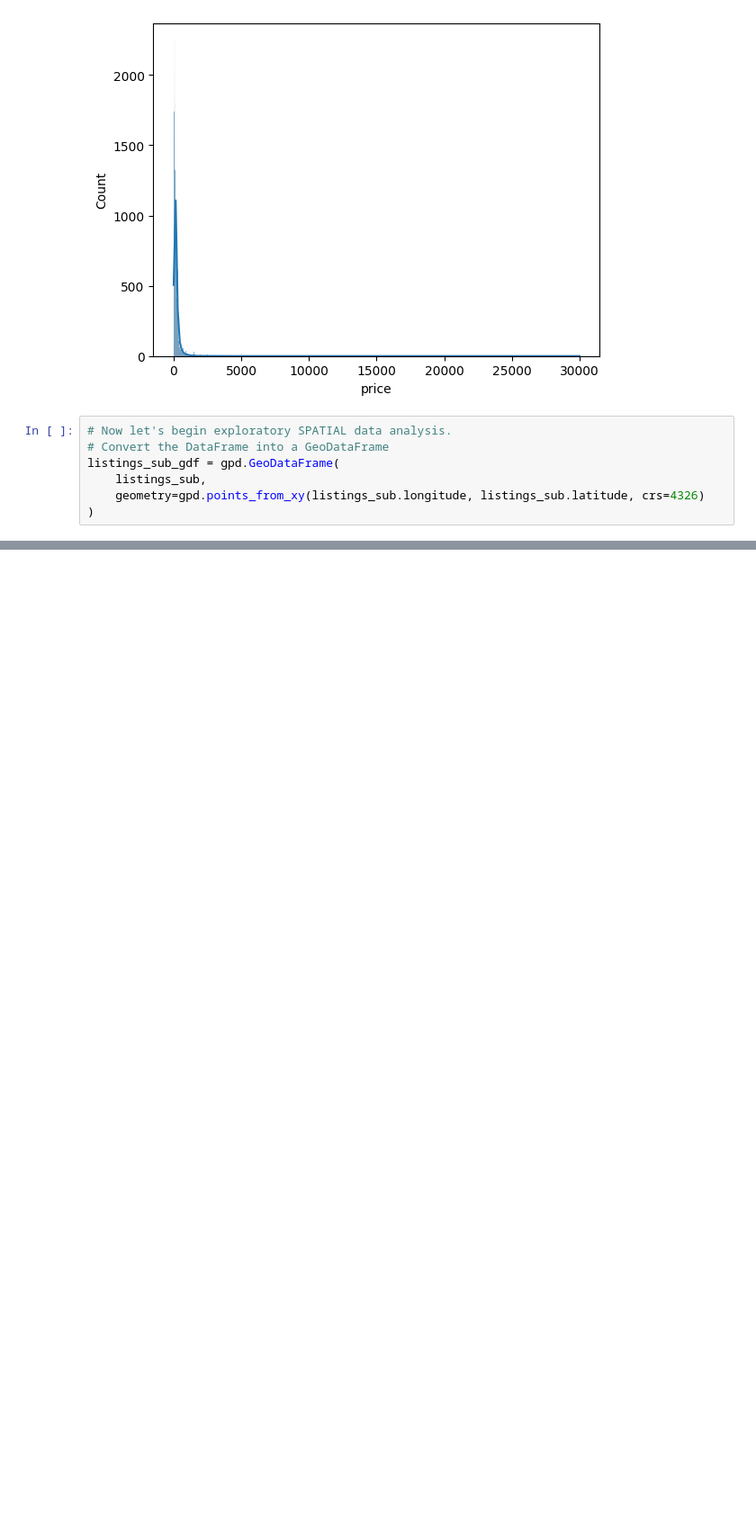
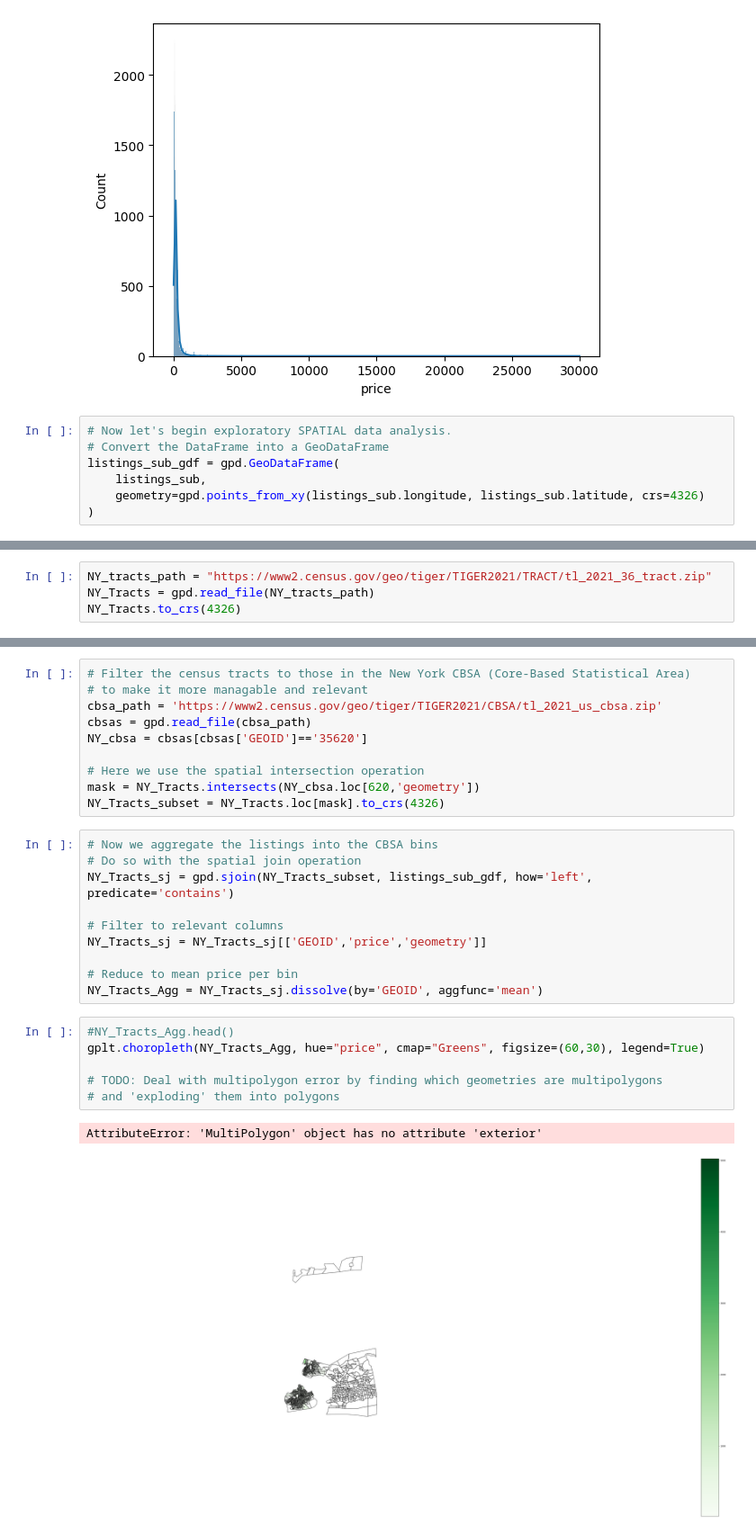
Before and after one commit to domoench/geospatial, a Jupyter notebook: AirBnB Listings EDA/AirBnB Listings EDA.ipynb, the cells around one changed output, grey strips where cells are left out. Shown: that part at 90% size. Saved outputs shown, nothing was run; the diff lists cells and outputs as text; blank space fills up the shorter version.

Commit message:
[WIP] Close to plotting listing histogram by CBSA bins.

```diff
--- a/AirBnB Listings EDA/AirBnB Listings EDA.ipynb
+++ b/AirBnB Listings EDA/AirBnB Listings EDA.ipynb
@@ -77,0 +83,4 @@ gplt.polyplot(boroughs, ax=ax, zorder=1)
+# %%
+NY_tracts_path = "https://www2.census.gov/geo/tiger/TIGER2021/TRACT/tl_2021_36_tract.zip"
+NY_Tracts = gpd.read_file(NY_tracts_path)
+NY_Tracts.to_crs(4326)
@@ -77,0 +101,29 @@ gplt.polyplot(boroughs, ax=ax, zorder=1)
+# %%
+# Filter the census tracts to those in the New York CBSA (Core-Based Statistical Area)
+# to make it more managable and relevant
+cbsa_path = 'https://www2.census.gov/geo/tiger/TIGER2021/CBSA/tl_2021_us_cbsa.zip'
+cbsas = gpd.read_file(cbsa_path)
+NY_cbsa = cbsas[cbsas['GEOID']=='35620']
+
+# Here we use the spatial intersection operation
+mask = NY_Tracts.intersects(NY_cbsa.loc[620,'geometry'])
+NY_Tracts_subset = NY_Tracts.loc[mask].to_crs(4326)
+# %%
+# Now we aggregate the listings into the CBSA bins
+# Do so with the spatial join operation
+NY_Tracts_sj = gpd.sjoin(NY_Tracts_subset, listings_sub_gdf, how='left', predicate='contains')
+
+# Filter to relevant columns
+NY_Tracts_sj = NY_Tracts_sj[['GEOID','price','geometry']]
+
+# Reduce to mean price per bin
+NY_Tracts_Agg = NY_Tracts_sj.dissolve(by='GEOID', aggfunc='mean')
+# %%
+#NY_Tracts_Agg.head()
+gplt.choropleth(NY_Tracts_Agg, hue="price", cmap="Greens", figsize=(60,30), legend=True)
+
+# TODO: Deal with multipolygon error by finding which geometries are multipolygons
+# and 'exploding' them into polygons
+# %% [output]
+AttributeError: 'MultiPolygon' object has no attribute 'exterior'
+[figure, added]
```
Also changed, not shown: parts of 5 cells of this notebook.
